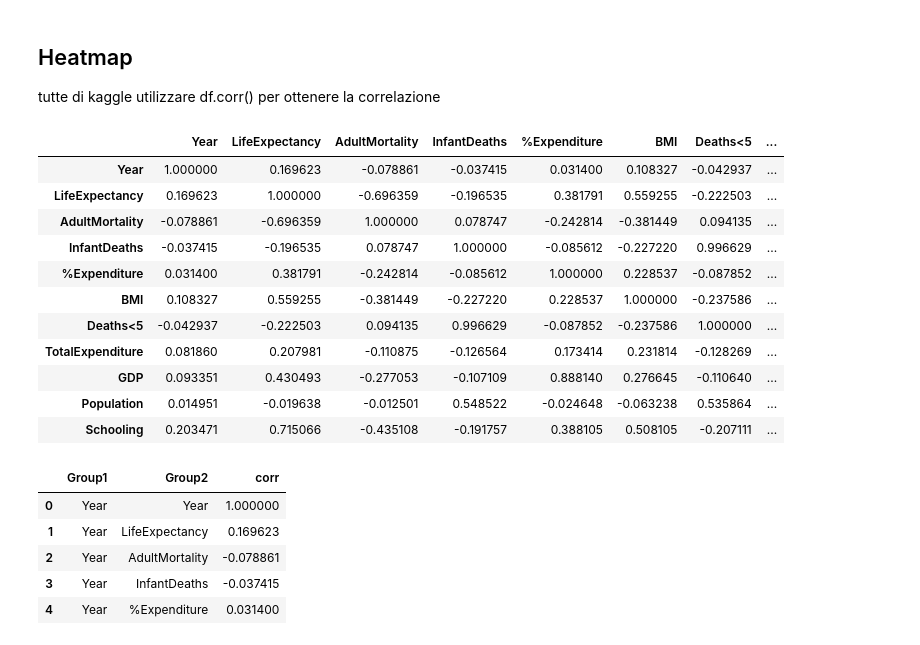
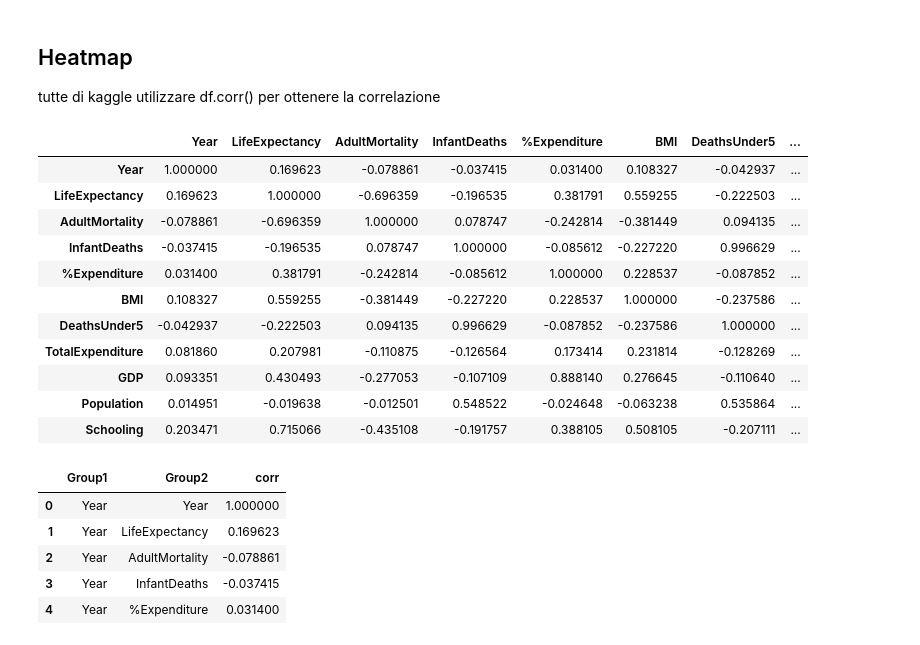
Before and after one commit to roberto98/DataViz-Project, a Jupyter notebook: python/Preprocessing.ipynb, the cells around one changed output. Cells and saved outputs as stored; diff of their text form; code cells hidden in the pictures.

Commit message:
Timeline
- Quasi finito, bisogna fixare il plot finale (specie se viene scelto Deaths)
- Va aggiunta la legenda poi

```diff
--- a/python/Preprocessing.ipynb
+++ b/python/Preprocessing.ipynb
@@ -66,7 +66,7 @@ kaggle_df.rename(columns = {'Life expectancy ':'LifeExpectancy',
                             'Adult Mortality':'AdultMortality',
                             'infant deaths':'InfantDeaths',
                             'percentage expenditure':'%Expenditure',
-                            'under-five deaths ':'Deaths<5',
+                            'under-five deaths ':'DeathsUnder5',
                             'Total expenditure':'TotalExpenditure'
                             }, inplace = True)
 kaggle_df.head()
@@ -226,16 +226,15 @@ tutte di kaggle
 utilizzare df.corr() per ottenere la correlazione
 # %%
 correlation = kaggle_df.corr()
-correlation
 # %% [output]
-|  | Year | LifeExpectancy | AdultMortality | InfantDeaths | %Expenditure | BMI | Deaths<5 | ... |
+|  | Year | LifeExpectancy | AdultMortality | InfantDeaths | %Expenditure | BMI | DeathsUnder5 | ... |
 | Year | 1.000000 | 0.169623 | -0.078861 | -0.037415 | 0.031400 | 0.108327 | -0.042937 | ... |
 | LifeExpectancy | 0.169623 | 1.000000 | -0.696359 | -0.196535 | 0.381791 | 0.559255 | -0.222503 | ... |
 | AdultMortality | -0.078861 | -0.696359 | 1.000000 | 0.078747 | -0.242814 | -0.381449 | 0.094135 | ... |
 | InfantDeaths | -0.037415 | -0.196535 | 0.078747 | 1.000000 | -0.085612 | -0.227220 | 0.996629 | ... |
 | %Expenditure | 0.031400 | 0.381791 | -0.242814 | -0.085612 | 1.000000 | 0.228537 | -0.087852 | ... |
 | BMI | 0.108327 | 0.559255 | -0.381449 | -0.227220 | 0.228537 | 1.000000 | -0.237586 | ... |
-| Deaths<5 | -0.042937 | -0.222503 | 0.094135 | 0.996629 | -0.087852 | -0.237586 | 1.000000 | ... |
+| DeathsUnder5 | -0.042937 | -0.222503 | 0.094135 | 0.996629 | -0.087852 | -0.237586 | 1.000000 | ... |
 | TotalExpenditure | 0.081860 | 0.207981 | -0.110875 | -0.126564 | 0.173414 | 0.231814 | -0.128269 | ... |
 | GDP | 0.093351 | 0.430493 | -0.277053 | -0.107109 | 0.888140 | 0.276645 | -0.110640 | ... |
 | Population | 0.014951 | -0.019638 | -0.012501 | 0.548522 | -0.024648 | -0.063238 | 0.535864 | ... |
```
Also changed, not shown: parts of 4 cells of this notebook, 6 other files.
